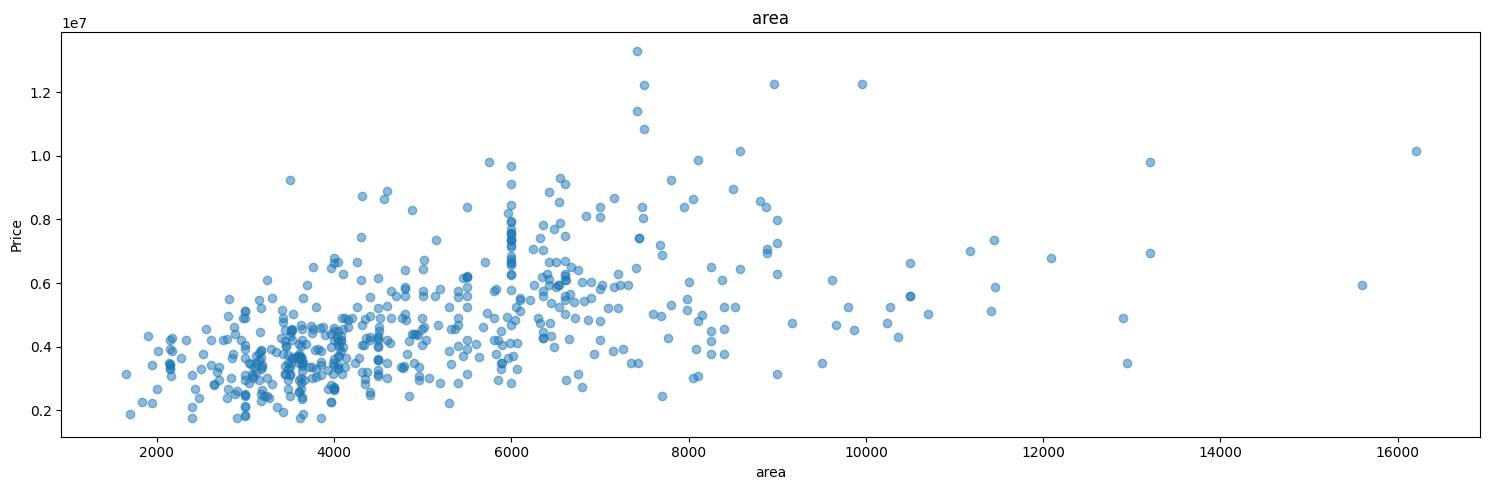
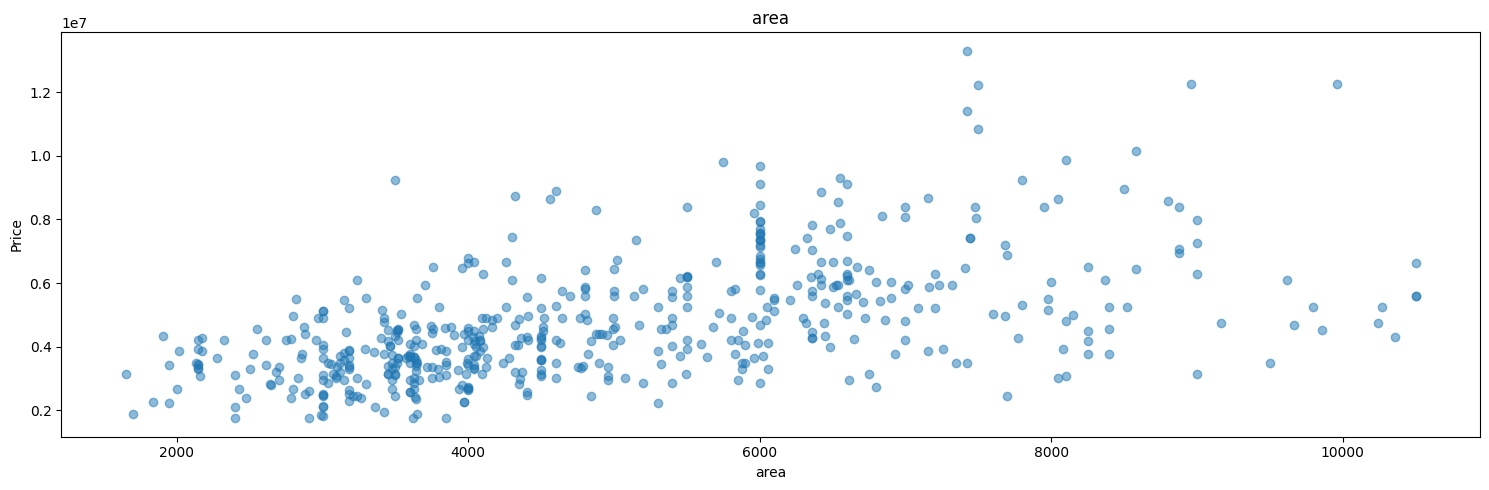
The notebook cell's code change between the first figure and the second:
--- before
+++ after
@@ -10,3 +10,10 @@
     axes[i].set_ylabel('Price')
 plt.tight_layout()
+
+plt.savefig(
+    FIGURES_DIR / "03_area_vs_price.png",
+    dpi=300,
+    bbox_inches="tight"
+)
+
 plt.show()

Commit: Update output